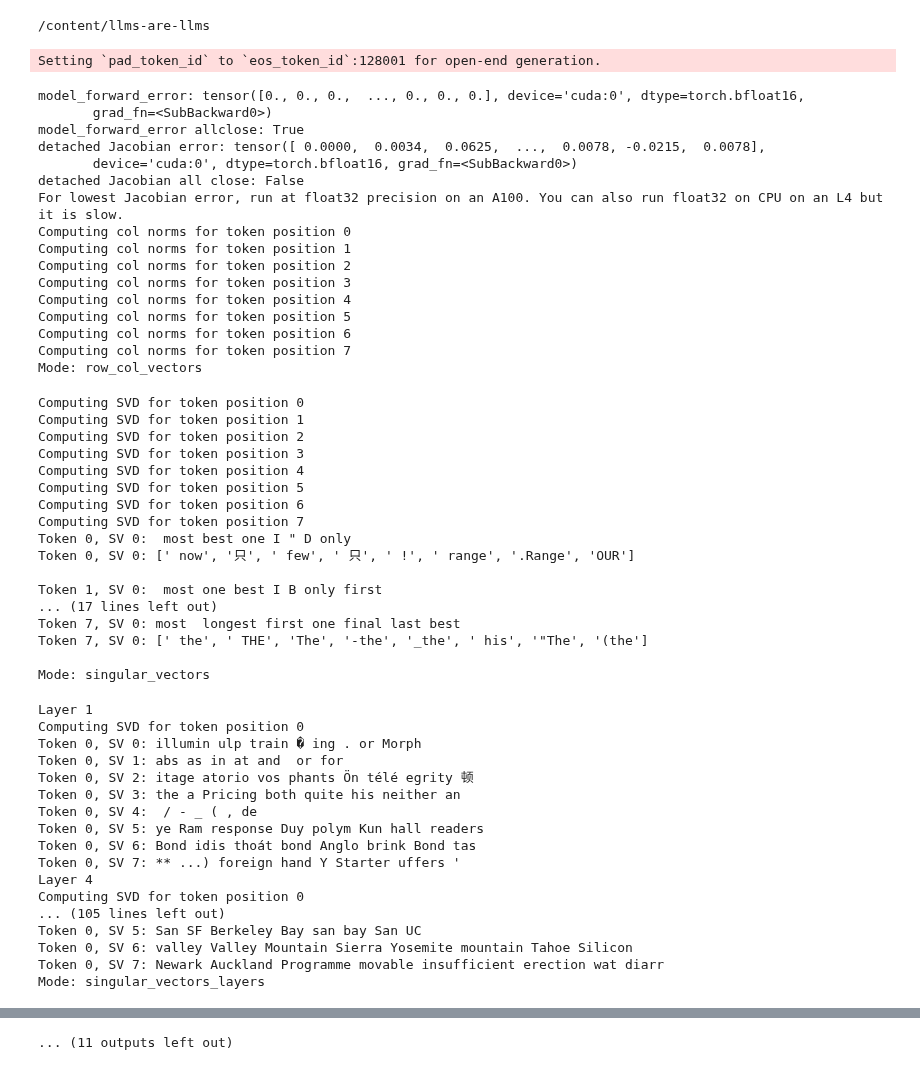
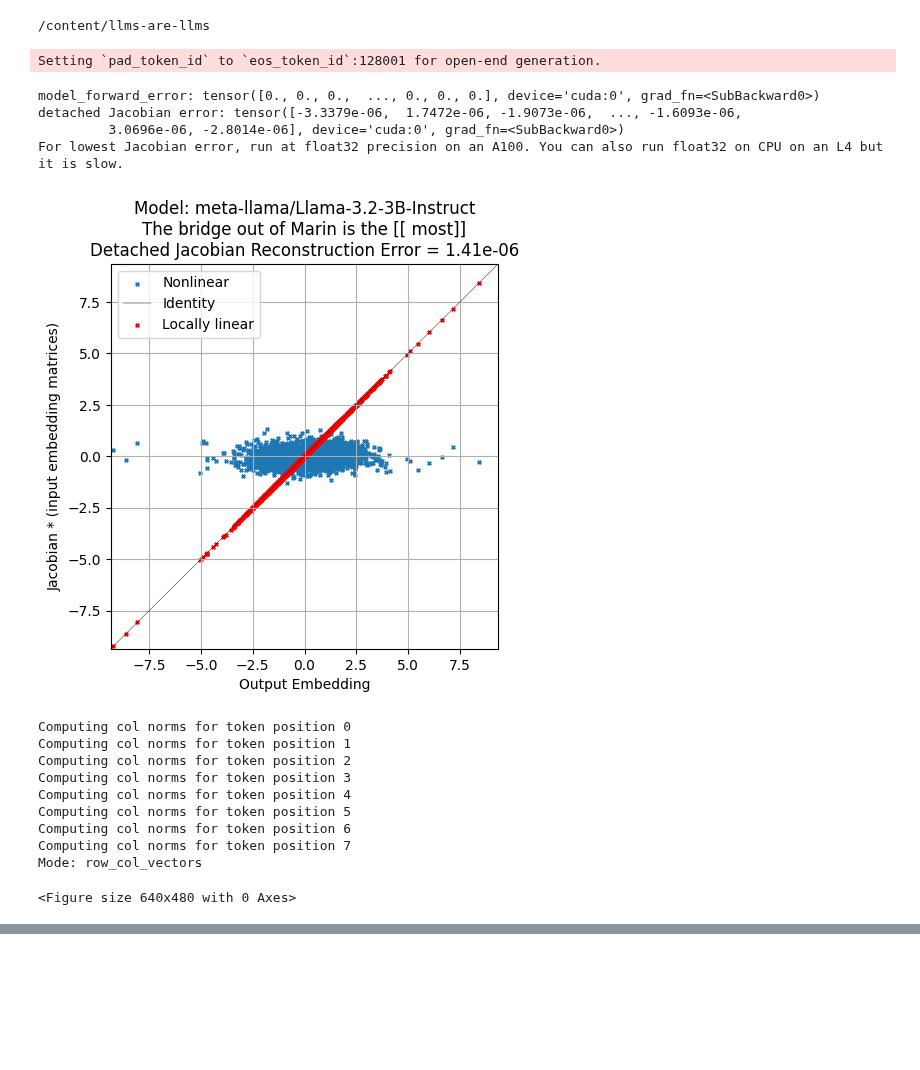
Before and after one commit to jamesgolden1/equivalent-linear-LLMs, a Jupyter notebook: notebooks/llama_3_2_3B_locally_linear_float32.ipynb, the cells around one changed output, grey strips where cells are left out. Drawn from its saved outputs; the diff is of its cells as text; code cells hidden in the pictures; blank space fills up the shorter version.

Commit message:
llama 3.2 3B float32 demo

```diff
--- a/notebooks/llama_3_2_3B_locally_linear_float32.ipynb
+++ b/notebooks/llama_3_2_3B_locally_linear_float32.ipynb
@@ -42,10 +54,10 @@ import gc
 import torch
 import argparse
 
-run_all=True
+run_all=False
 
 # Initialize the analyzer
-analyzer = JacobianAnalyzer(model_name="meta-llama/Llama-3.2-3B-Instruct")
+analyzer = JacobianAnalyzer(model_name="meta-llama/Llama-3.2-3B-Instruct", dtype=torch.float32)
 
 # text = 'The Golden'
 text = 'The bridge out of Marin is the'
@@ -72,79 +84,44 @@ if run_all:
     layerlist=list(range(1,23,3))
     layerlist.extend([24,25,26,27])
     analyzer.compute_jacobian_layers_svd(layerlist=layerlist,n_components=64,svs=8)#,filename="fig5_svd_layers_llama_3_2")
     analyzer.plot_singular_values(mode='singular_vectors_layers',key='layer',filename_png="fig5_svd_layers")
 
     analyzer.compute_jacobian_layers_svd(layerlist=layerlist,n_components=24,svs=8,key='mlp')#,filename="fig5_svd_layers_llama_3_2_mlp")
     analyzer.plot_singular_values(mode='singular_vectors_layers',key='mlp',filename_png="fig5_svd_mlp")
 
     analyzer.compute_jacobian_layers_svd(layerlist=layerlist,n_components=24,svs=8,key='attn')#,filename="fig5_svd_layers_llama_3_2_attn")
     analyzer.plot_singular_values(mode='singular_vectors_layers',key='attn',filename_png="fig5_svd_attn")
 
     analyzer.plot_path(filename_png="fig6_path")
     analyzer.plot_dimensionality(filename_png="fig6_dimensionality")
 
     analyzer.compute_jacobian_layers_svd(layerlist=layerlist,layer_mode='layerwise',n_components=24,svs=8)#,filename="fig5_svd_layers_llama_3_2")
     analyzer.plot_singular_values(mode='singular_vectors_layers_layerwise',key='layer',filename_png="fig5_svd_layers_layerwise")
 
     analyzer.compute_jacobian_layers_svd(layerlist=layerlist,layer_mode='layerwise',n_components=24,svs=8,key='mlp')#,filename="fig5_svd_layers_llama_3_2_mlp")
     analyzer.plot_singular_values(mode='singular_vectors_layers_layerwise',key='mlp',filename_png="fig5_svd_mlp_layerwise")
 
     analyzer.compute_jacobian_layers_svd(layerlist=layerlist,layer_mode='layerwise',n_components=24,svs=8,key='attn')#,filename="fig5_svd_layers_llama_3_2_attn")
     analyzer.plot_singular_values(mode='singular_vectors_layers_layerwise',key='attn',filename_png="fig5_svd_attn_layerwise")
 
     analyzer.plot_dimensionality(layerwise=True,filename_png="fig6_dimensionality_layerwise")
 
 # # if __name__ == "__main__":
 # #     main()
 # %% [output]
 Setting `pad_token_id` to `eos_token_id`:128001 for open-end generation.
-model_forward_error: tensor([0., 0., 0.,  ..., 0., 0., 0.], device='cuda:0', dtype=torch.bfloat16,
-       grad_fn=<SubBackward0>)
-model_forward_error allclose: True
-detached Jacobian error: tensor([ 0.0000,  0.0034,  0.0625,  ...,  0.0078, -0.0215,  0.0078],
-       device='cuda:0', dtype=torch.bfloat16, grad_fn=<SubBackward0>)
-detached Jacobian all close: False
+model_forward_error: tensor([0., 0., 0.,  ..., 0., 0., 0.], device='cuda:0', grad_fn=<SubBackward0>)
+detached Jacobian error: tensor([-3.3379e-06,  1.7472e-06, -1.9073e-06,  ..., -1.6093e-06,
+         3.0696e-06, -2.8014e-06], device='cuda:0', grad_fn=<SubBackward0>)
 For lowest Jacobian error, run at float32 precision on an A100. You can also run float32 on CPU on an L4 but it is slow.
-Computing col norms for token position 0
-Computing col norms for token position 1
-Computing col norms for token position 2
-Computing col norms for token position 3
-Computing col norms for token position 4
-Computing col norms for token position 5
-Computing col norms for token position 6
-Computing col norms for token position 7
-Mode: row_col_vectors
+[figure, new version]
-Computing SVD for token position 0
-Computing SVD for token position 1
-Computing SVD for token position 2
-Computing SVD for token position 3
-Computing SVD for token position 4
-Computing SVD for token position 5
-Computing SVD for token position 6
-Computing SVD for token position 7
-Token 0, SV 0:  most best one I " D only
-Token 0, SV 0: [' now', '只', ' few', ' 只', ' !', ' range', '.Range', 'OUR']
-
-Token 1, SV 0:  most one best I B only first
-... (17 lines left out)
-Token 7, SV 0: most  longest first one final last best
-Token 7, SV 0: [' the', ' THE', 'The', '-the', '_the', ' his', '"The', '(the']
-
-Mode: singular_vectors
+Computing col norms for token position 0
+Computing col norms for token position 1
+Computing col norms for token position 2
+Computing col norms for token position 3
+Computing col norms for token position 4
+Computing col norms for token position 5
+Computing col norms for token position 6
+Computing col norms for token position 7
+Mode: row_col_vectors
-Layer 1
-Computing SVD for token position 0
-Token 0, SV 0: illumin ulp train � ing . or Morph
-Token 0, SV 1: abs as in at and  or for
-Token 0, SV 2: itage atorio vos phants Ön télé egrity 顿
-Token 0, SV 3: the a Pricing both quite his neither an
-Token 0, SV 4:  / - _ ( , de
-Token 0, SV 5: ye Ram response Duy polym Kun hall readers
-Token 0, SV 6: Bond idis thoát bond Anglo brink Bond tas
-Token 0, SV 7: ** ...) foreign hand Y Starter uffers '
-Layer 4
-Computing SVD for token position 0
-... (105 lines left out)
-Token 0, SV 5: San SF Berkeley Bay san bay San UC
-Token 0, SV 6: valley Valley Mountain Sierra Yosemite mountain Tahoe Silicon
-Token 0, SV 7: Newark Auckland Programme movable insufficient erection wat diarr
-Mode: singular_vectors_layers
+<Figure size 640x480 with 0 Axes>
@@ -240,2 +153 @@ Wall time: 25min 52s
-... (11 outputs left out)
 # %%
```
Also changed, not shown: parts of 6 cells of this notebook.
